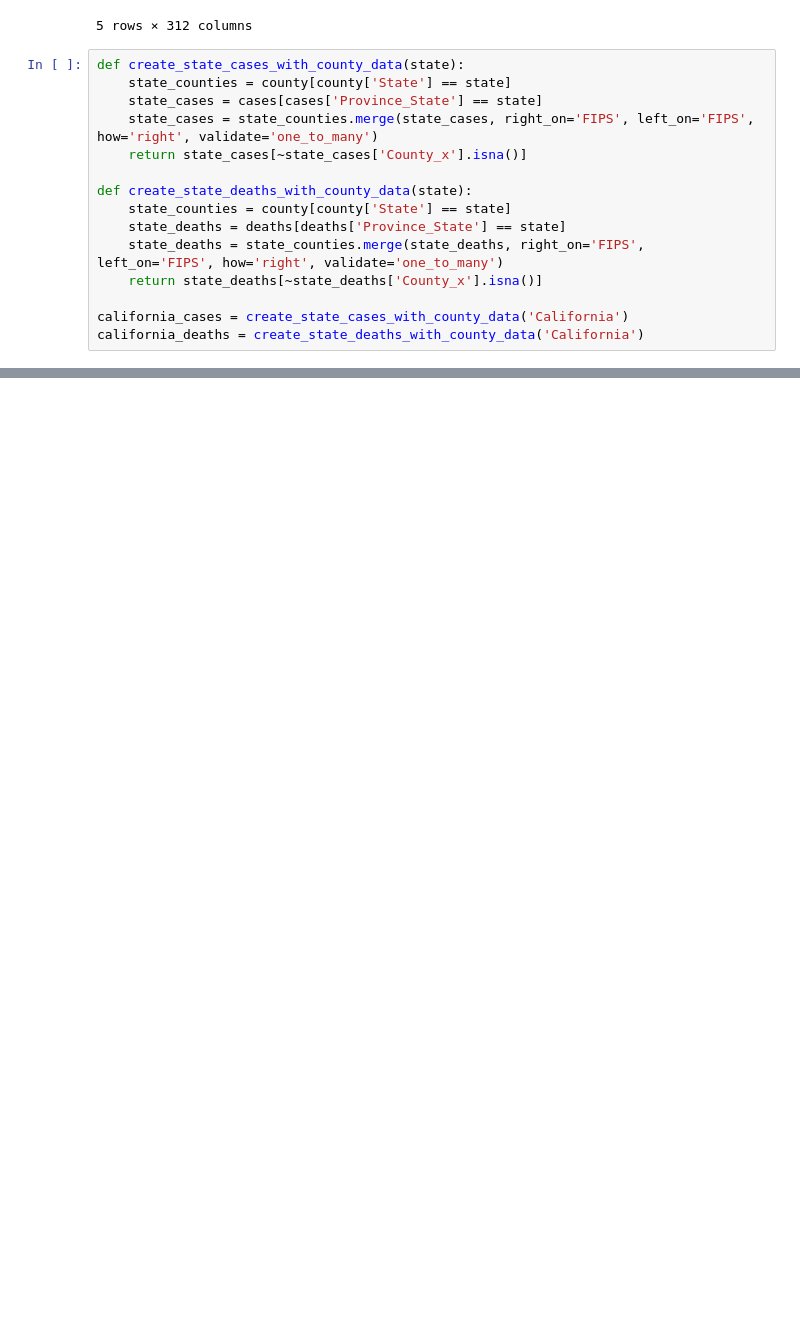
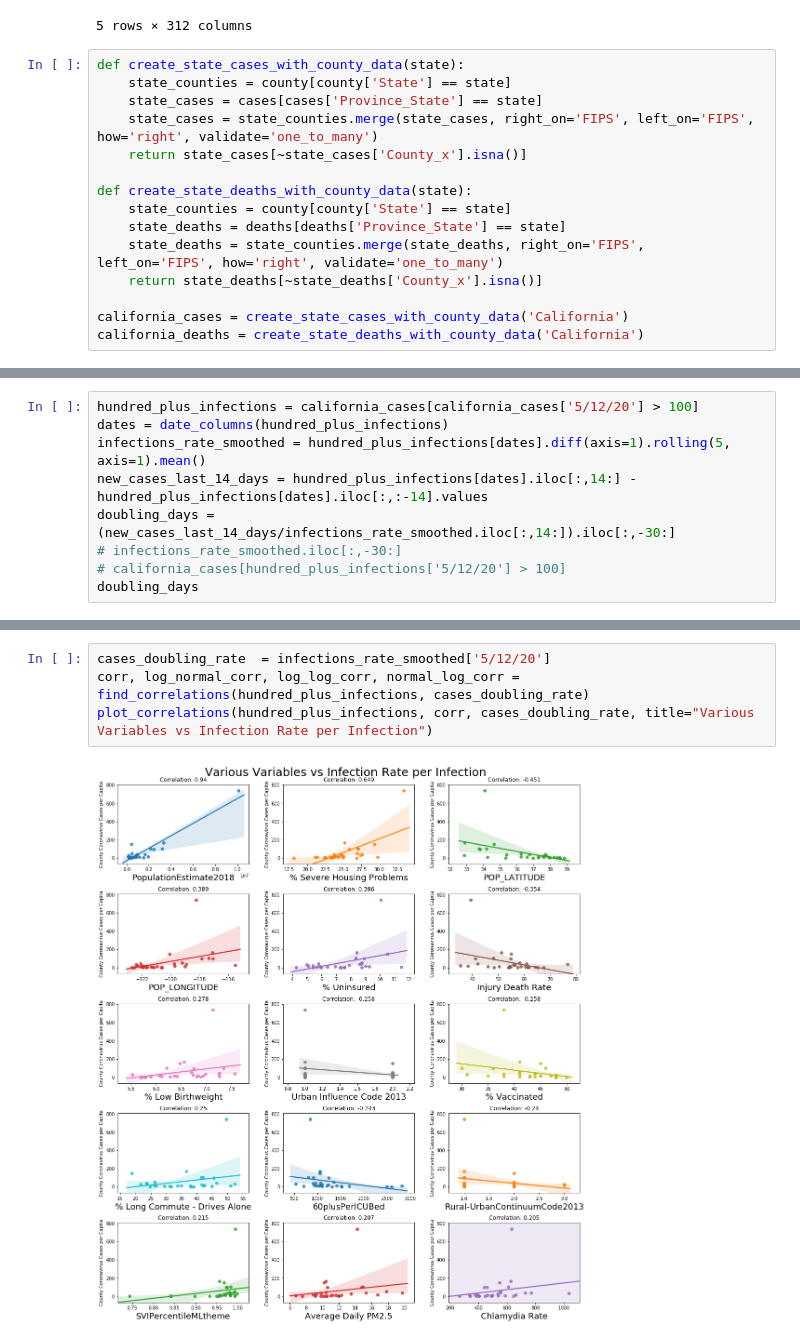
Before and after one commit to AndyFlury13/covid19-final-project, a Jupyter notebook: final_proj/victor.ipynb, the cells around one changed output, grey strips where cells are left out. Saved outputs shown, nothing was run; the diff lists cells and outputs as text; blank space fills up the shorter version.

```diff
--- a/final_proj/victor.ipynb
+++ b/final_proj/victor.ipynb
@@ -205,0 +205,9 @@ plot_correlations(california_cases, corr, california_cases['5/8/20']/california_
+# %%
+hundred_plus_infections = california_cases[california_cases['5/12/20'] > 100]
+dates = date_columns(hundred_plus_infections)
+infections_rate_smoothed = hundred_plus_infections[dates].diff(axis=1).rolling(5, axis=1).mean()
+new_cases_last_14_days = hundred_plus_infections[dates].iloc[:,14:] - hundred_plus_infections[dates].iloc[:,:-14].values
+doubling_days = (new_cases_last_14_days/infections_rate_smoothed.iloc[:,14:]).iloc[:,-30:]
+# infections_rate_smoothed.iloc[:,-30:]
+# california_cases[hundred_plus_infections['5/12/20'] > 100]
+doubling_days
@@ -205,0 +233,6 @@ plot_correlations(california_cases, corr, california_cases['5/8/20']/california_
+# %%
+cases_doubling_rate  = infections_rate_smoothed['5/12/20']
+corr, log_normal_corr, log_log_corr, normal_log_corr = find_correlations(hundred_plus_infections, cases_doubling_rate)
+plot_correlations(hundred_plus_infections, corr, cases_doubling_rate, title="Various Variables vs Infection Rate per Infection")
+# %% [output]
+[figure, added]
```
Also changed, not shown: parts of 24 cells of this notebook.
